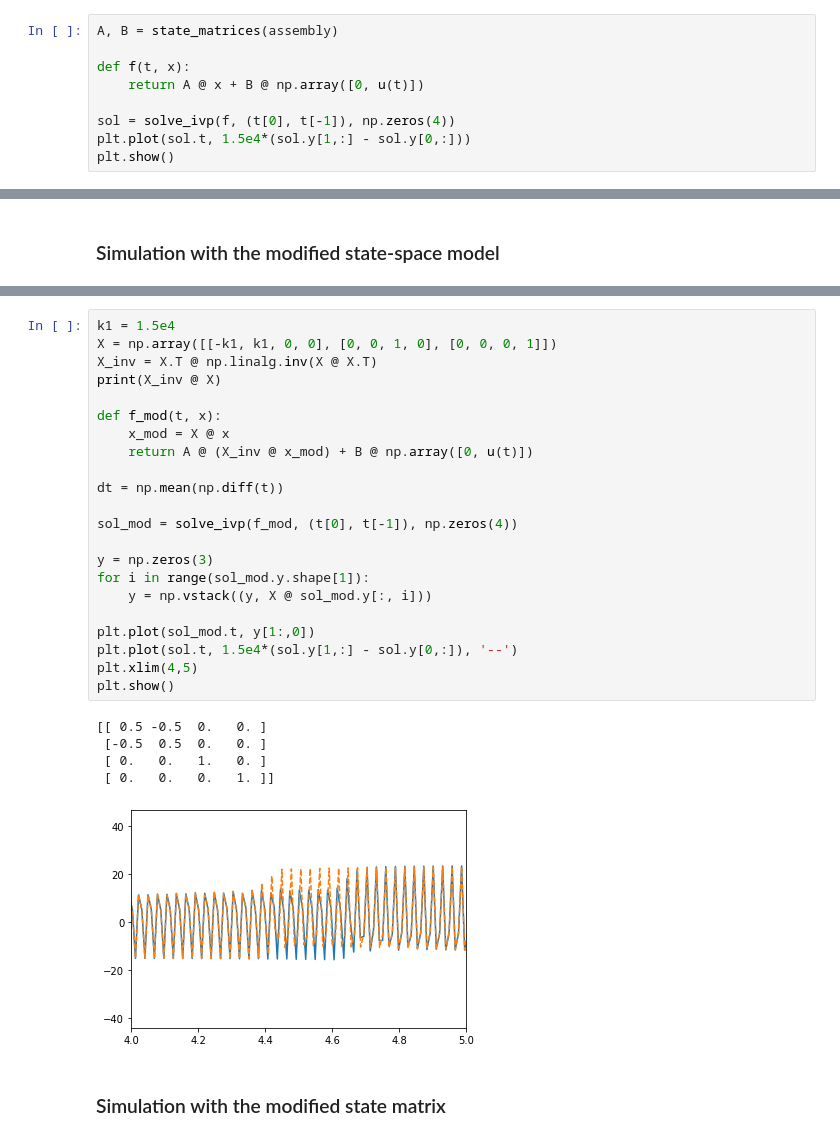
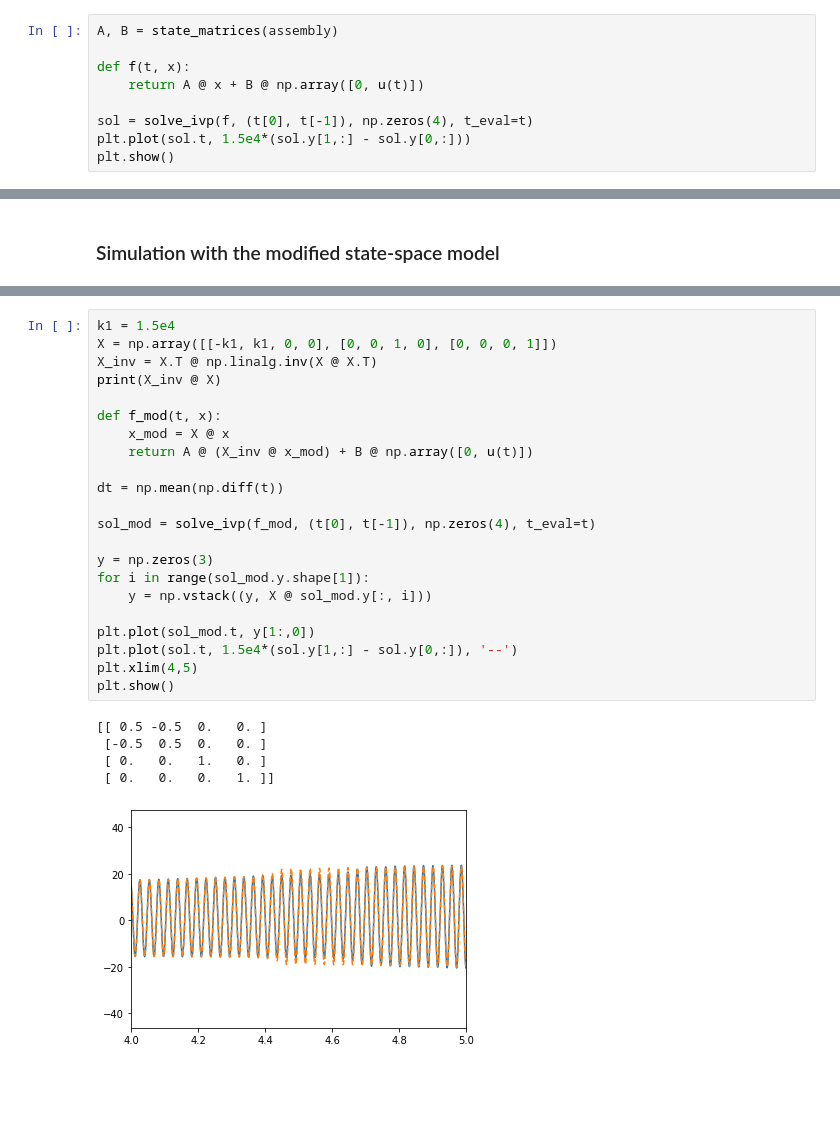
Before and after one commit to urho-h/torque_estimation_masters, a Jupyter notebook: notebooks/modified_state_matrix_2dof.ipynb, the cells around one changed output, grey strips where cells are left out. Cells and saved outputs as stored; diff of their text form; blank space fills up the shorter version.

```diff
--- a/notebooks/modified_state_matrix_2dof.ipynb
+++ b/notebooks/modified_state_matrix_2dof.ipynb
@@ -122,7 +124,7 @@ A, B = state_matrices(assembly)
 def f(t, x):
     return A @ x + B @ np.array([0, u(t)])
 
-sol = solve_ivp(f, (t[0], t[-1]), np.zeros(4))
+sol = solve_ivp(f, (t[0], t[-1]), np.zeros(4), t_eval=t)
 plt.plot(sol.t, 1.5e4*(sol.y[1,:] - sol.y[0,:]))
 plt.show()
 # %% [output]
@@ -138,30 +141,28 @@ Additionally, using $ X $ as the observation matrix of the state-space model we
 # %%
 k1 = 1.5e4
 X = np.array([[-k1, k1, 0, 0], [0, 0, 1, 0], [0, 0, 0, 1]])
 X_inv = X.T @ np.linalg.inv(X @ X.T)
 print(X_inv @ X)
 
 def f_mod(t, x):
     x_mod = X @ x
     return A @ (X_inv @ x_mod) + B @ np.array([0, u(t)])
 
 dt = np.mean(np.diff(t))
 
-sol_mod = solve_ivp(f_mod, (t[0], t[-1]), np.zeros(4))
+sol_mod = solve_ivp(f_mod, (t[0], t[-1]), np.zeros(4), t_eval=t)
 
 y = np.zeros(3)
 for i in range(sol_mod.y.shape[1]):
     y = np.vstack((y, X @ sol_mod.y[:, i]))
 
 plt.plot(sol_mod.t, y[1:,0])
 plt.plot(sol.t, 1.5e4*(sol.y[1,:] - sol.y[0,:]), '--')
 plt.xlim(4,5)
 plt.show()
 # %% [output]
 [[ 0.5 -0.5  0.   0. ]
  [-0.5  0.5  0.   0. ]
  [ 0.   0.   1.   0. ]
  [ 0.   0.   0.   1. ]]
-[figure, old version]
+[figure, new version]
-# %% [markdown]
-### Simulation with the modified state matrix
```
Also changed, not shown: parts of 12 cells of this notebook.
